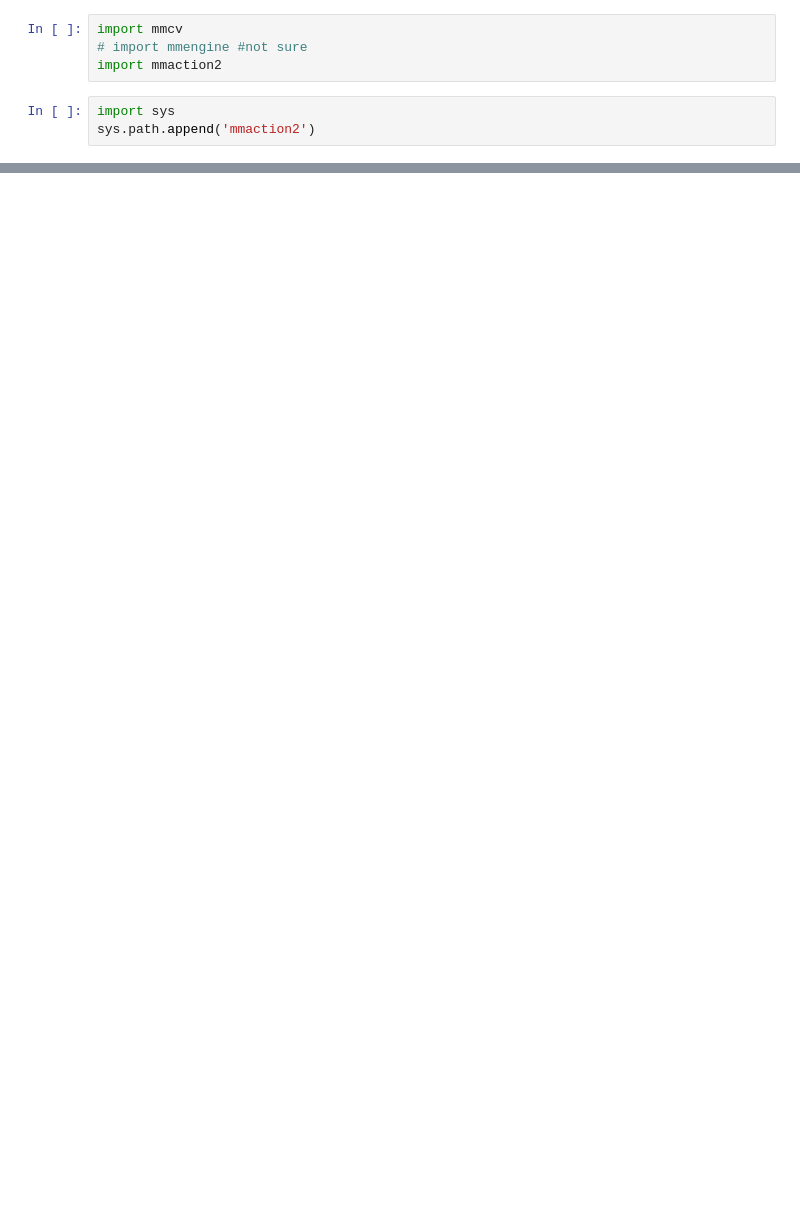
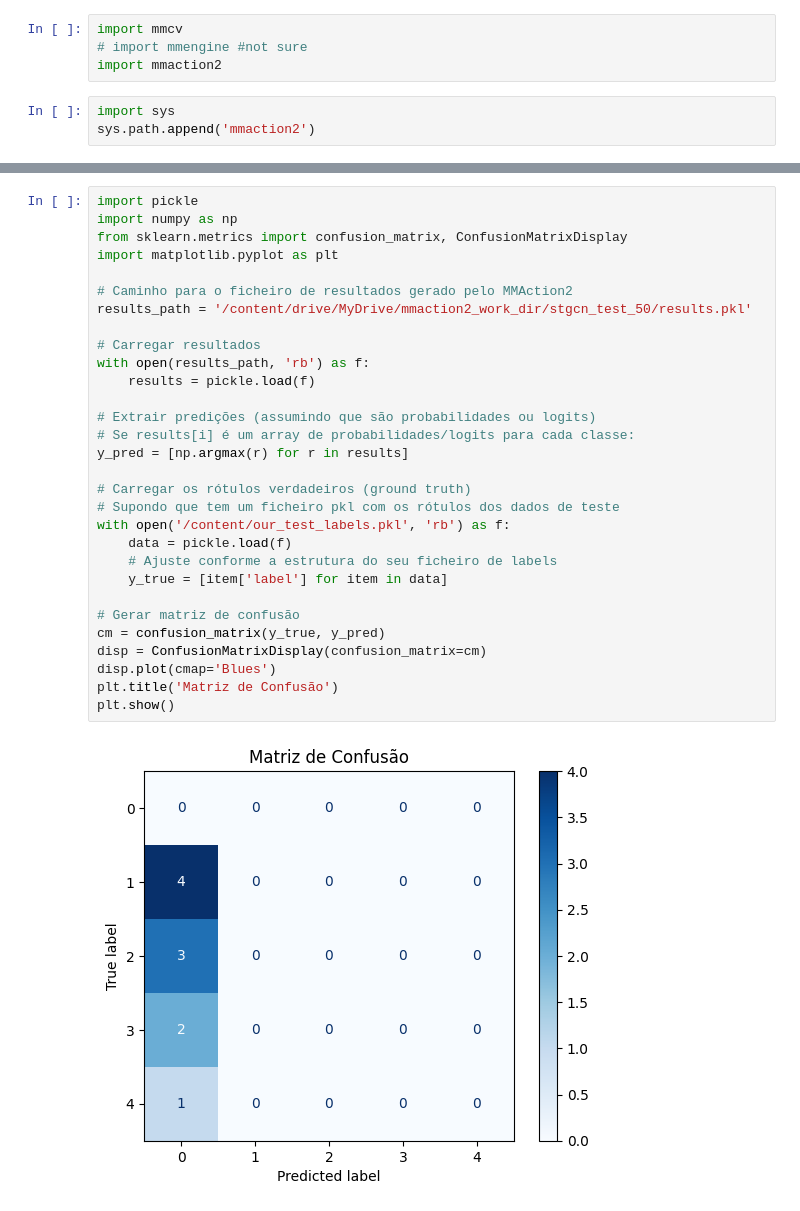
Before and after one commit to LeoDinga/DL_Project, a Jupyter notebook: test_sample.ipynb, the cells around one changed output, grey strips where cells are left out. Cells and saved outputs as stored; diff of their text form; blank space fills up the shorter version.

```diff
--- a/test_sample.ipynb
+++ b/test_sample.ipynb
@@ -319,0 +310,32 @@ with open('/content/mmaction2/configs/stgcn_3d_custom.py', 'w') as f:
+# %%
+import pickle
+import numpy as np
+from sklearn.metrics import confusion_matrix, ConfusionMatrixDisplay
+import matplotlib.pyplot as plt
+
+# Caminho para o ficheiro de resultados gerado pelo MMAction2
+results_path = '/content/drive/MyDrive/mmaction2_work_dir/stgcn_test_50/results.pkl'
+
+# Carregar resultados
+with open(results_path, 'rb') as f:
+    results = pickle.load(f)
+
+# Extrair predições (assumindo que são probabilidades ou logits)
+# Se results[i] é um array de probabilidades/logits para cada classe:
+y_pred = [np.argmax(r) for r in results]
+
+# Carregar os rótulos verdadeiros (ground truth)
+# Supondo que tem um ficheiro pkl com os rótulos dos dados de teste
+with open('/content/our_test_labels.pkl', 'rb') as f:
+    data = pickle.load(f)
+    # Ajuste conforme a estrutura do seu ficheiro de labels
+    y_true = [item['label'] for item in data]
+
+# Gerar matriz de confusão
+cm = confusion_matrix(y_true, y_pred)
+disp = ConfusionMatrixDisplay(confusion_matrix=cm)
+disp.plot(cmap='Blues')
+plt.title('Matriz de Confusão')
+plt.show()
+# %% [output]
+[figure, added]
```
Also changed, not shown: parts of 12 cells of this notebook.
